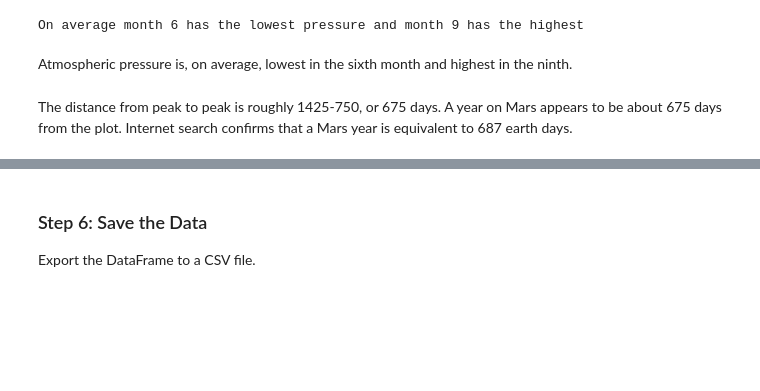
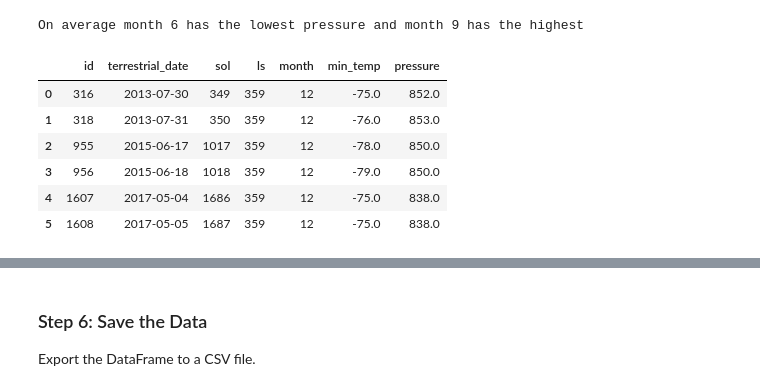
Before and after one commit to ericabgraboyes/mars-challenge, a Jupyter notebook: part_2_mars_weather_final.ipynb, the cells around one changed output, grey strips where cells are left out. Drawn from its saved outputs; the diff is of its cells as text; code cells hidden in the pictures; blank space fills up the shorter version.

```diff
--- a/part_2_mars_weather_final.ipynb
+++ b/part_2_mars_weather_final.ipynb
@@ -299,4 +278,22 @@ list_table[:2]
-# %% [markdown]
-Atmospheric pressure is, on average, lowest in the sixth month and highest in the ninth.
-# %% [markdown]
-The distance from peak to peak is roughly 1425-750, or 675 days. A year on Mars appears to be about 675 days from the plot. Internet search confirms that a Mars year is equivalent to 687 earth days.
+# %%
+# Determine the number of days elapse on earth for 1 year on mars
+
+# find the max solar longitude -- would expect same longitude each year
+max_ls = df_mars_temp['ls'].max()
+# %%
+# create new DataFrame filtering records where solar longitude = max_ls
+highest_ls = df_mars_temp.loc[df_mars_temp['ls']==max_ls,:]
+
+# reset row index for new DF - do not need to add old index to DF
+highest_ls = highest_ls.reset_index(drop=True)
+
+# preview new DF
+highest_ls
+# %% [output]
+|  | id | terrestrial_date | sol | ls | month | min_temp | pressure |
+| 0 | 316 | 2013-07-30 | 349 | 359 | 12 | -75.0 | 852.0 |
+| 1 | 318 | 2013-07-31 | 350 | 359 | 12 | -76.0 | 853.0 |
+| 2 | 955 | 2015-06-17 | 1017 | 359 | 12 | -78.0 | 850.0 |
+| 3 | 956 | 2015-06-18 | 1018 | 359 | 12 | -79.0 | 850.0 |
+| 4 | 1607 | 2017-05-04 | 1686 | 359 | 12 | -75.0 | 838.0 |
+| 5 | 1608 | 2017-05-05 | 1687 | 359 | 12 | -75.0 | 838.0 |
```
Also changed, not shown: parts of 9 cells of this notebook.
